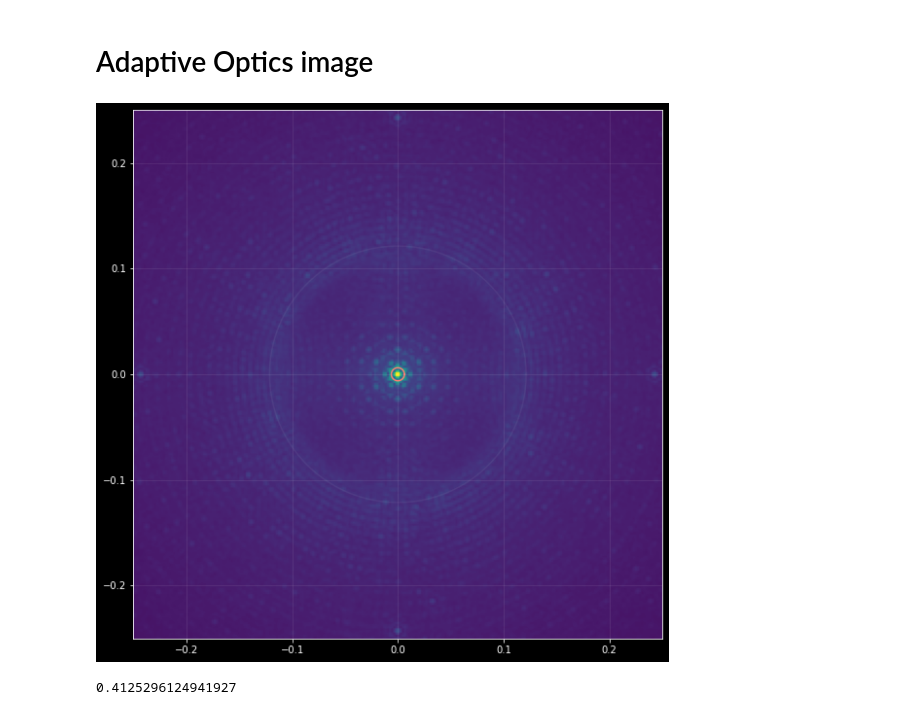
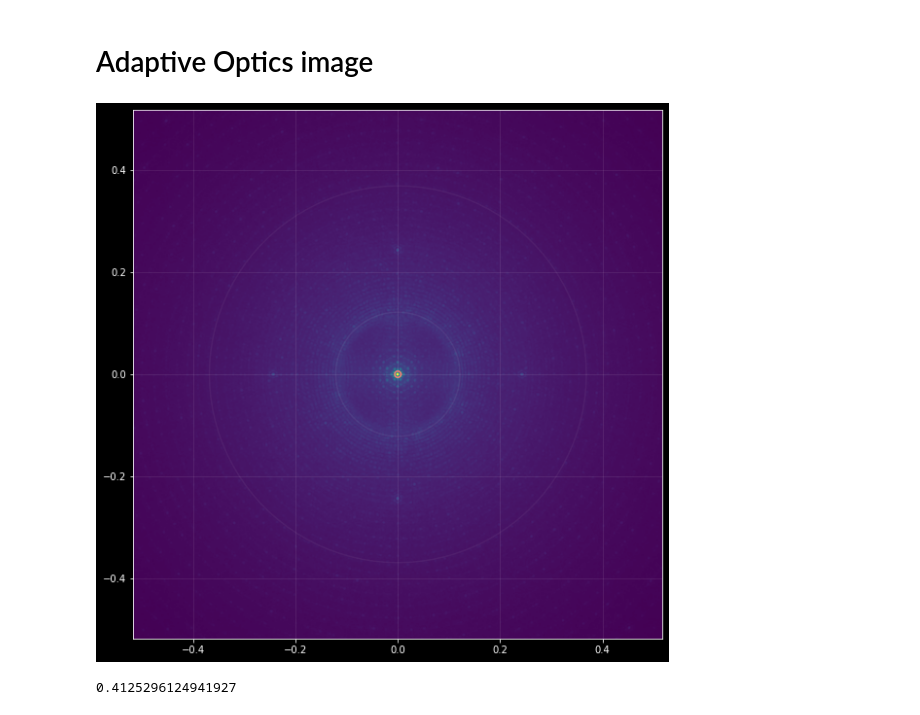
Before and after one commit to rconan/dos101, a Jupyter notebook: data.ipynb, the cells around one changed output. Saved outputs shown, nothing was run; the diff lists cells and outputs as text; code cells hidden in the pictures.

```diff
--- a/data.ipynb
+++ b/data.ipynb
@@ -122,23 +122,23 @@ ax.set_ylim(lim)
 # %%
 px_scale = (180*3600/np.pi) * 0.5*0.5e-6/25.5
 h = px_scale * 511/2
 o = np.linspace(0, 2*np.pi, 101)
 x, y = np.cos(o), np.sin(o)
 fig, ax = plt.subplots(figsize=(10, 10))
 ax.imshow(np.vstack(frame['DiffractionLimitedImage']).reshape(512, -1)**0.25,
           extent=[-h, h, -h, h])
 r = px_scale * 25.5/8.365
 ax.plot(x*r, y*r, 'C3')
 r = px_scale * 60
 ax.plot(x*r, y*r, 'w', alpha=0.05)
 r = px_scale * 25.5/14E-2
 ax.plot(x*r, y*r, 'w', alpha=0.05)
-lim = np.asarray([-1, 1])*0.25
-ax.set_xlim(lim)
-ax.set_ylim(lim)
+lim = np.asarray([-1, 1])
+#ax.set_xlim(lim)
+#ax.set_ylim(lim)
 ax.grid(alpha=0.1)
 # %% [output]
-[figure, old version]
+[figure, new version]
 # %%
 0.5e-6/(0.25/(180*3600/np.pi))
 # %% [output]
```
Also changed, not shown: 2 other files.
